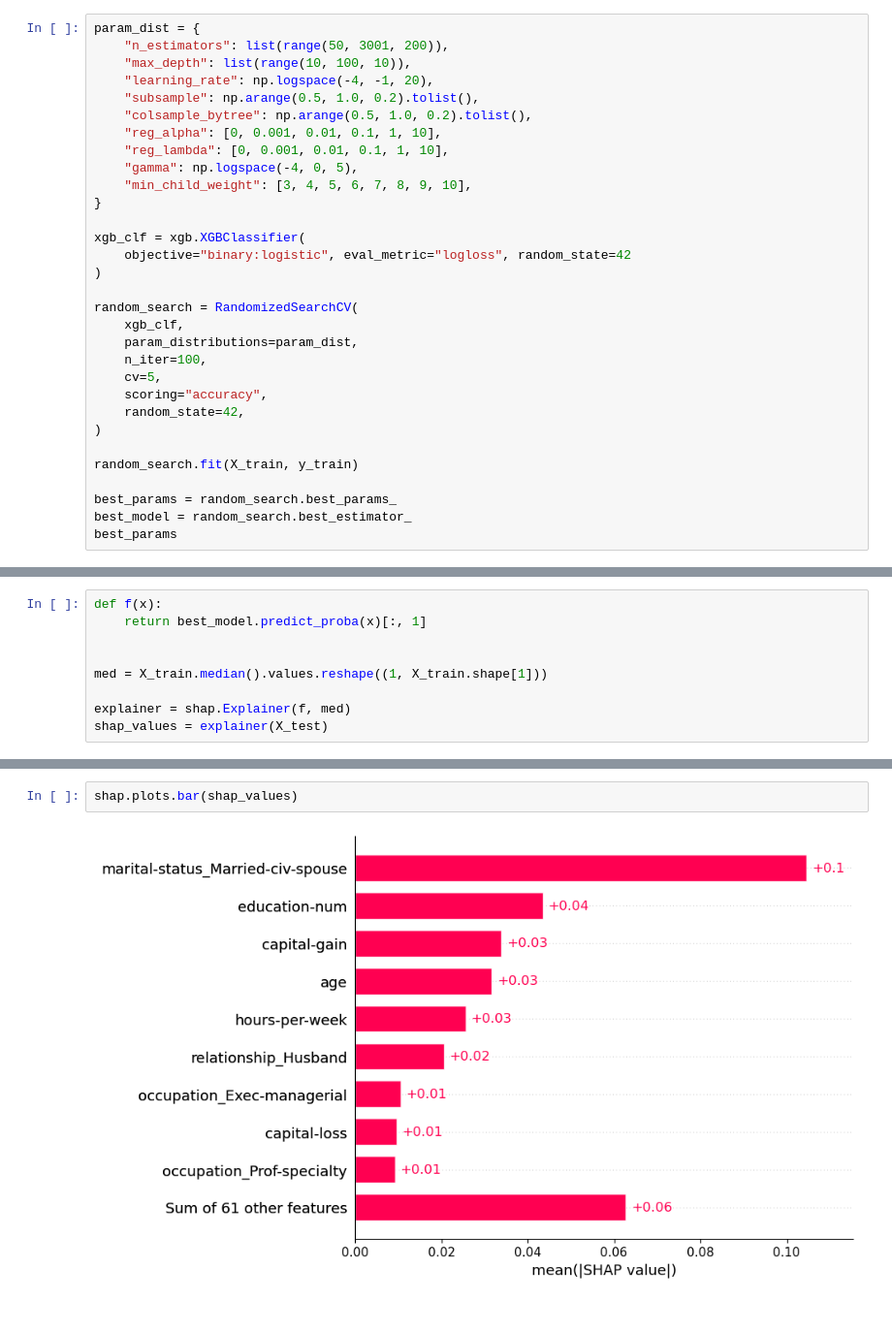
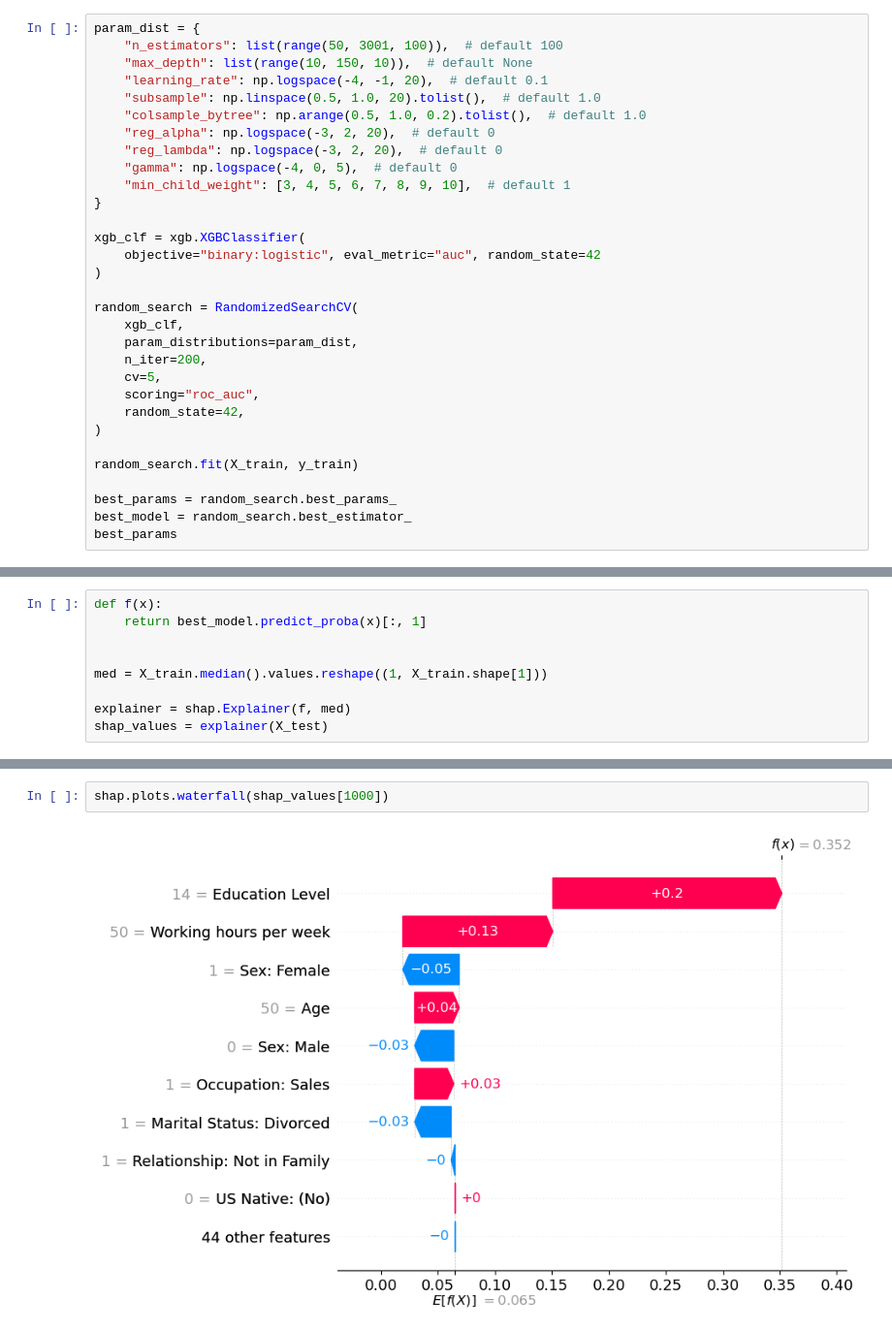
Before and after one commit to nogibjj/IDS705_FinalProject_Lemur_Team, a Jupyter notebook: 30_models/XGBoost.ipynb, the cells around one changed output, grey strips where cells are left out. Shown at 97% size. Cells and saved outputs as stored; diff of their text form.

```diff
--- a/30_models/XGBoost.ipynb
+++ b/30_models/XGBoost.ipynb
@@ -38,27 +37,27 @@ X_train, X_test, y_train, y_test = train_test_split(
 )
 # %%
 param_dist = {
-    "n_estimators": list(range(50, 3001, 200)),
-    "max_depth": list(range(10, 100, 10)),
-    "learning_rate": np.logspace(-4, -1, 20),
-    "subsample": np.arange(0.5, 1.0, 0.2).tolist(),
-    "colsample_bytree": np.arange(0.5, 1.0, 0.2).tolist(),
-    "reg_alpha": [0, 0.001, 0.01, 0.1, 1, 10],
-    "reg_lambda": [0, 0.001, 0.01, 0.1, 1, 10],
-    "gamma": np.logspace(-4, 0, 5),
-    "min_child_weight": [3, 4, 5, 6, 7, 8, 9, 10],
+    "n_estimators": list(range(50, 3001, 100)),  # default 100
+    "max_depth": list(range(10, 150, 10)),  # default None
+    "learning_rate": np.logspace(-4, -1, 20),  # default 0.1
+    "subsample": np.linspace(0.5, 1.0, 20).tolist(),  # default 1.0
+    "colsample_bytree": np.arange(0.5, 1.0, 0.2).tolist(),  # default 1.0
+    "reg_alpha": np.logspace(-3, 2, 20),  # default 0
+    "reg_lambda": np.logspace(-3, 2, 20),  # default 0
+    "gamma": np.logspace(-4, 0, 5),  # default 0
+    "min_child_weight": [3, 4, 5, 6, 7, 8, 9, 10],  # default 1
 }
 
 xgb_clf = xgb.XGBClassifier(
-    objective="binary:logistic", eval_metric="logloss", random_state=42
+    objective="binary:logistic", eval_metric="auc", random_state=42
 )
 
 random_search = RandomizedSearchCV(
     xgb_clf,
     param_distributions=param_dist,
-    n_iter=100,
+    n_iter=200,
     cv=5,
-    scoring="accuracy",
+    scoring="roc_auc",
     random_state=42,
 )
 
@@ -122,4 +135,4 @@ shap.plots.waterfall(shap_values[11])
 # %%
-shap.plots.bar(shap_values)
+shap.plots.waterfall(shap_values[1000])
 # %% [output]
-[figure, old version]
+[figure, new version]
```
Also changed, not shown: parts of 17 cells of this notebook, 1 other file.
